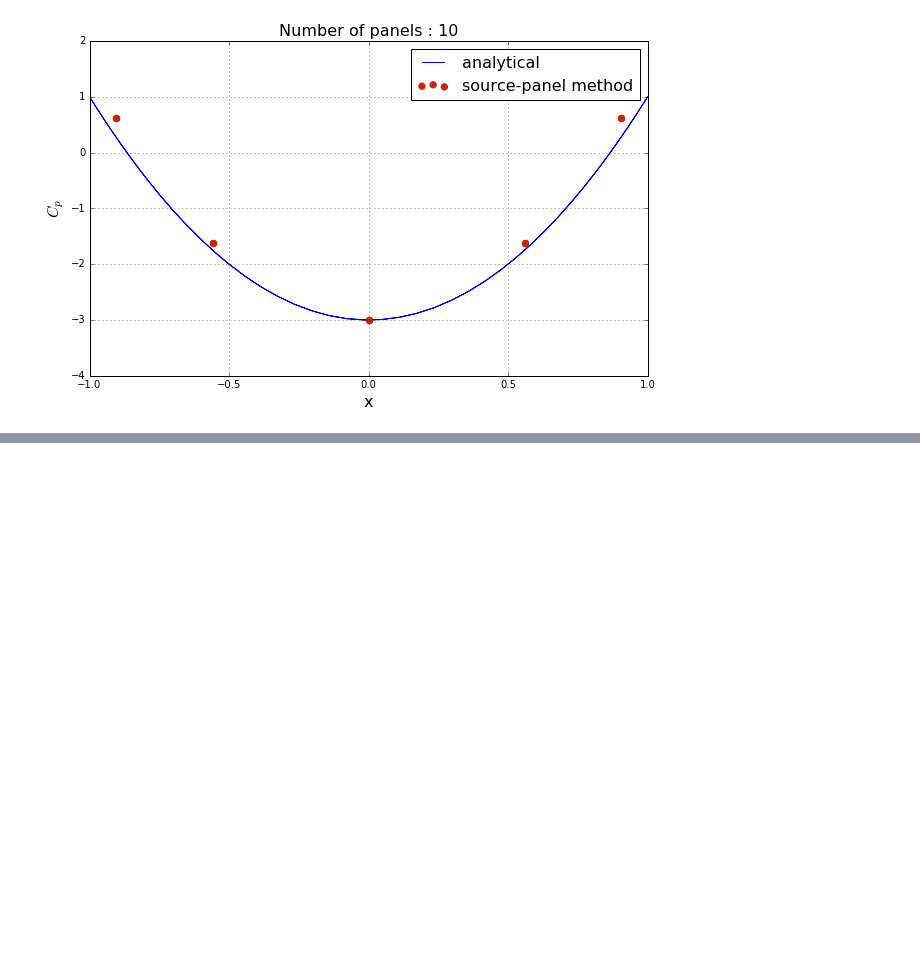
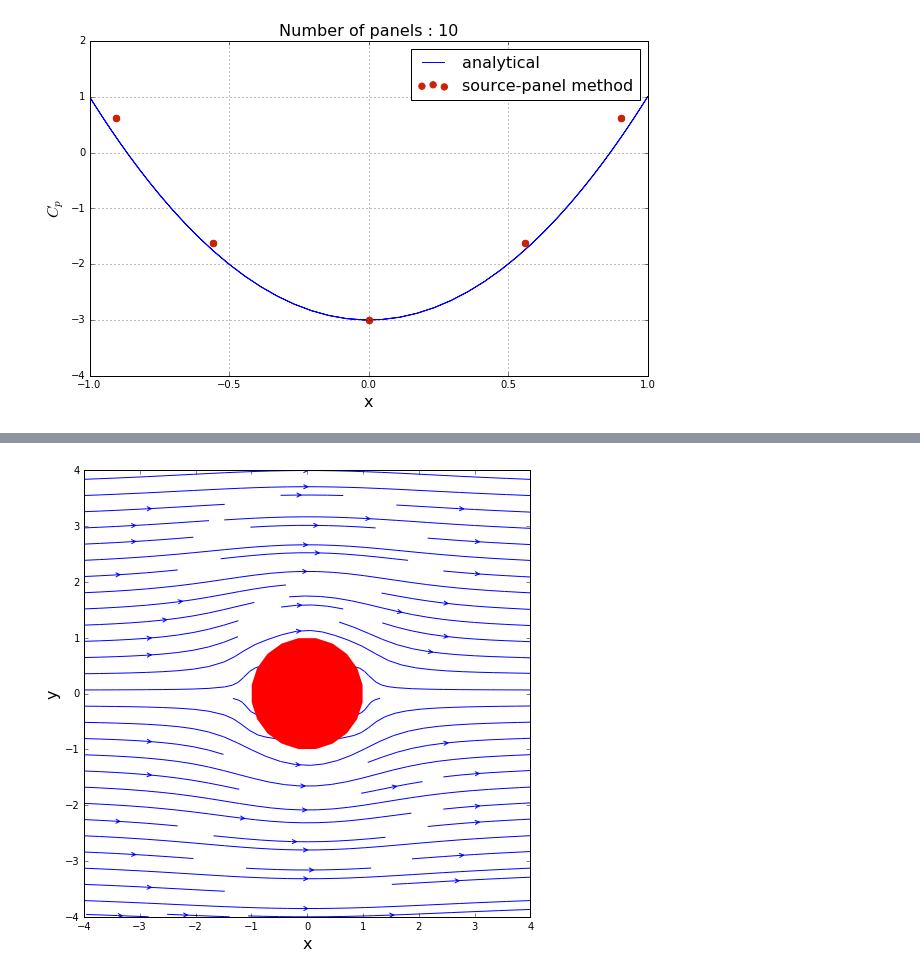
Before and after one commit to zhenyushi/mae6226_workspace, a Jupyter notebook: Lesson09.ipynb, the cells around one changed output, grey strips where cells are left out. Drawn from its saved outputs; the diff is of its cells as text; code cells hidden in the pictures; blank space fills up the shorter version.

```diff
--- a/Lesson09.ipynb
+++ b/Lesson09.ipynb
@@ -174,0 +234,46 @@ pyplot.ylim(-4.0, 2.0);
+# %%
+N_panels = 20
+x_ends = R*numpy.cos(numpy.linspace(0,2*math.pi, N_panels+1))
+y_ends = R*numpy.sin(numpy.linspace(0,2*math.pi, N_panels+1))
+
+panels_New = numpy.empty(N_panels, dtype=object)
+for i in range(N_panels):
+    panels_New[i]= Panel(x_ends[i], y_ends[i], x_ends[i+1], y_ends[i+1])
+# %%
+A = numpy.empty((N_panels, N_panels), dtype=float)
+numpy.fill_diagonal(A,0.5)
+
+for i, p_i in enumerate(panels_New):
+    for j, p_j in enumerate(panels_New):
+        if i != j:
+            A[i,j] = 0.5/math.pi*integral_normal(p_i,p_j)
+
+b = - u_inf*numpy.cos([p.beta for p in panels_New])
+# %%
+u_panel = numpy.zeros((numpy.shape(X)),dtype=float)
+v_panel = numpy.zeros((numpy.shape(Y)),dtype=float)
+for i, p_i in enumerate(panels_New):
+    u_panel += p_i.sigma*0.5/math.pi*vec_integral_u(p_i, X,Y)
+    v_panel += p_i.sigma*0.5/math.pi*vec_integral_v(p_i,X,Y)
+
+u = u_inf + u_panel
+v = v_panel
+
+sigma = numpy.linalg.solve(A,b)
+
+for i, panel in enumerate(panels_New):
+    panel.sigma = sigma[i]
+# %%
+pyplot.figure(figsize=(scale*2, scale*2))
+pyplot.xlabel('x', fontsize=16)
+pyplot.ylabel('y', fontsize=16)
+pyplot.streamplot(X, Y, u, v,
+                  density=1, linewidth=1, arrowsize=1, arrowstyle='->')
+pyplot.fill([panel.xc for panel in panels_New],
+            [panel.yc for panel in panels_New],
+            color='R', linestyle='solid', linewidth=2, zorder=2)
+pyplot.axis('scaled', adjustable='box')
+pyplot.xlim(x_start, x_end)
+pyplot.ylim(y_start, y_end);
+# %% [output]
+[figure, added]
```
Also changed, not shown: parts of 5 cells of this notebook.
